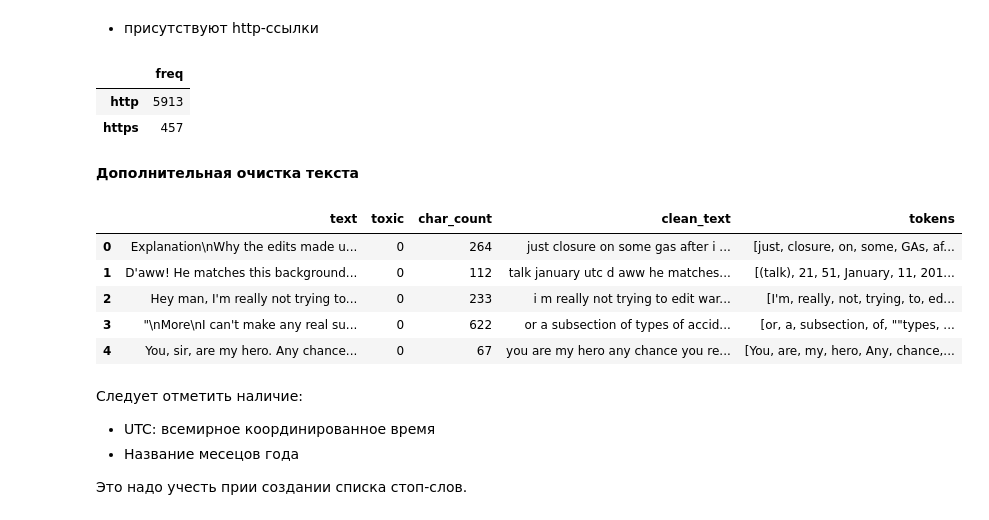
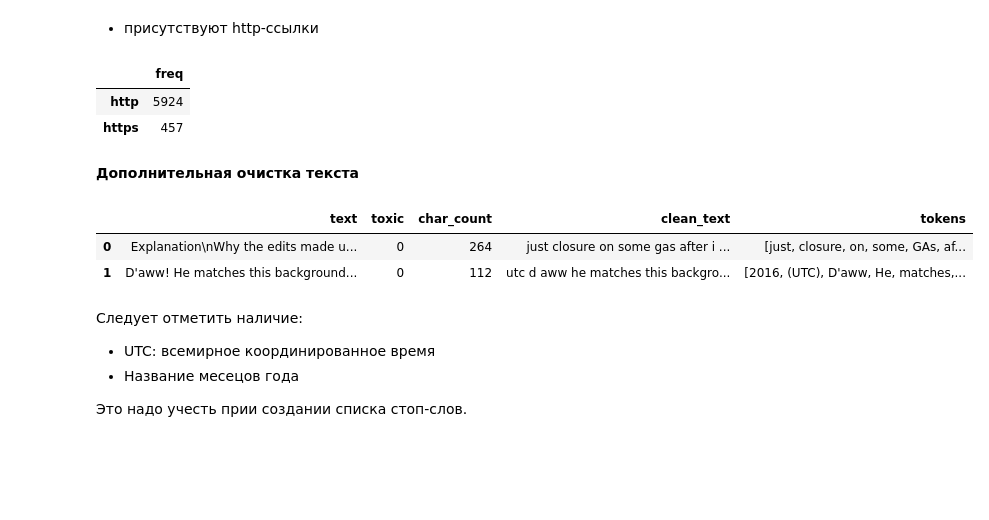
Before and after one commit to Denis-Mukhanov/toxic-comments, a Jupyter notebook: toxic_comments.ipynb, the cells around one changed output. Drawn from its saved outputs; the diff is of its cells as text; code cells hidden in the pictures; blank space fills up the shorter version.

```diff
--- a/toxic_comments.ipynb
+++ b/toxic_comments.ipynb
@@ -126,7 +115,7 @@ pd.options.display.max_colwidth = 500
 # %%
 # загрузка данных:
 try:
-    df = pd.read_csv('https://code.s3.yandex.net/datasets/toxic_comments.csv', index_col='Unnamed: 0')
+    df = pd.read_csv('data/toxic_comments.csv', index_col='Unnamed: 0')
     display(df.head(5))
 except:
     display('Данные не доступны')
@@ -321,7 +303,7 @@ print(min_top_words_list)
 freq_df[freq_df.index.str.contains('http')].head(2)
 # %% [output]
 |  | freq |
-| http | 5913 |
+| http | 5924 |
 | https | 457 |
 # %% [markdown]
 __Дополнительная очистка текста__
@@ -341,14 +323,11 @@ def clean_text(text):
 # %%
 df['clean_text'] = df['clean_text'].apply(clean_text)
 # %%
-display(df.head())
+display(df.head(2))
 # %% [output]
 |  | text | toxic | char_count | clean_text | tokens |
 | 0 | Explanation\nWhy the edits made u... | 0 | 264 | just closure on some gas after i ... | [just, closure, on, some, GAs, af... |
-| 1 | D'aww! He matches this background... | 0 | 112 | talk january utc d aww he matches... | [(talk), 21, 51, January, 11, 201... |
-| 2 | Hey man, I'm really not trying to... | 0 | 233 | i m really not trying to edit war... | [I'm, really, not, trying, to, ed... |
-| 3 | "\nMore\nI can't make any real su... | 0 | 622 | or a subsection of types of accid... | [or, a, subsection, of, ""types, ... |
-| 4 | You, sir, are my hero. Any chance... | 0 | 67 | you are my hero any chance you re... | [You, are, my, hero, Any, chance,... |
+| 1 | D'aww! He matches this background... | 0 | 112 | utc d aww he matches this backgro... | [2016, (UTC), D'aww, He, matches,... |
 # %% [markdown]
 Следует отметить наличие:
 - UTC: всемирное координированное время
```
Also changed, not shown: parts of 23 cells of this notebook.
